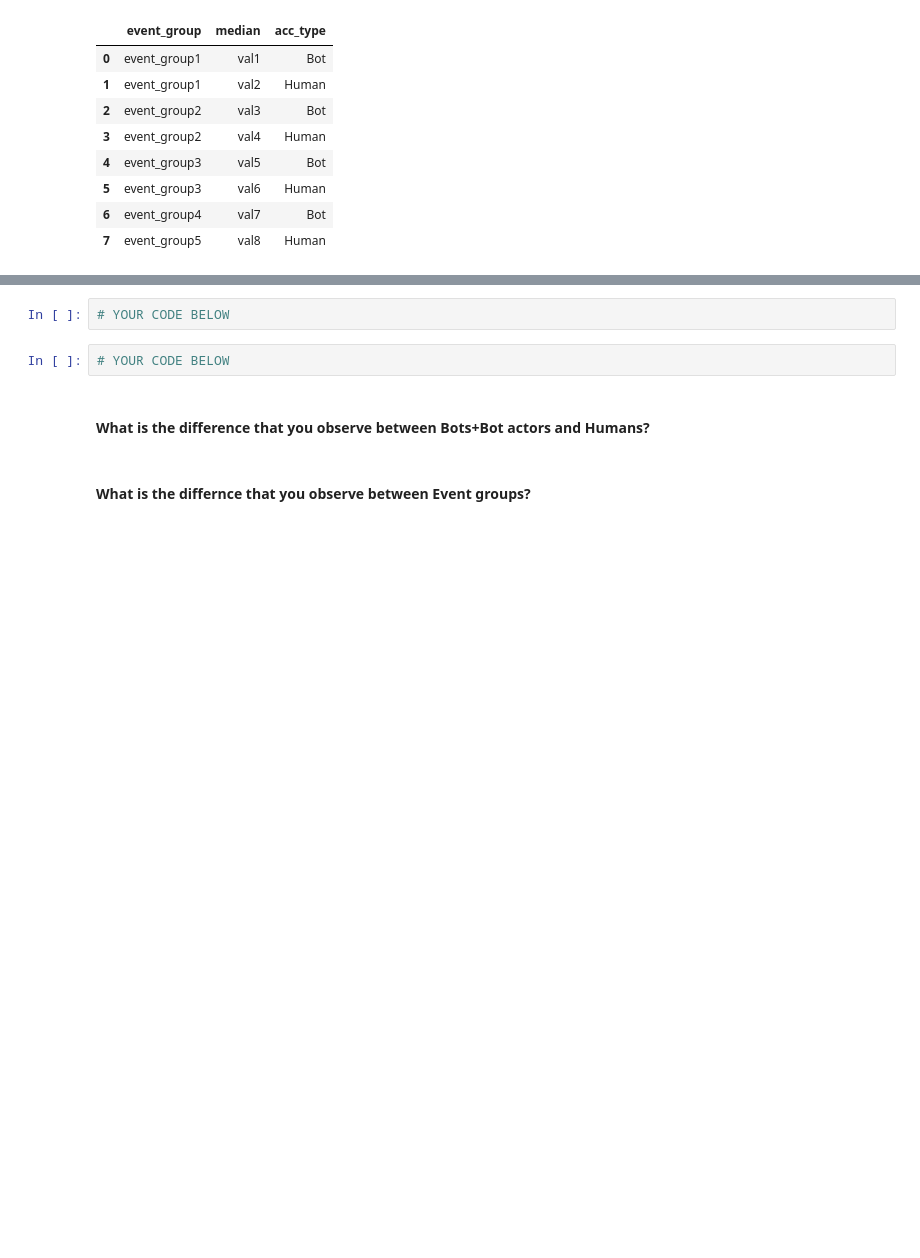
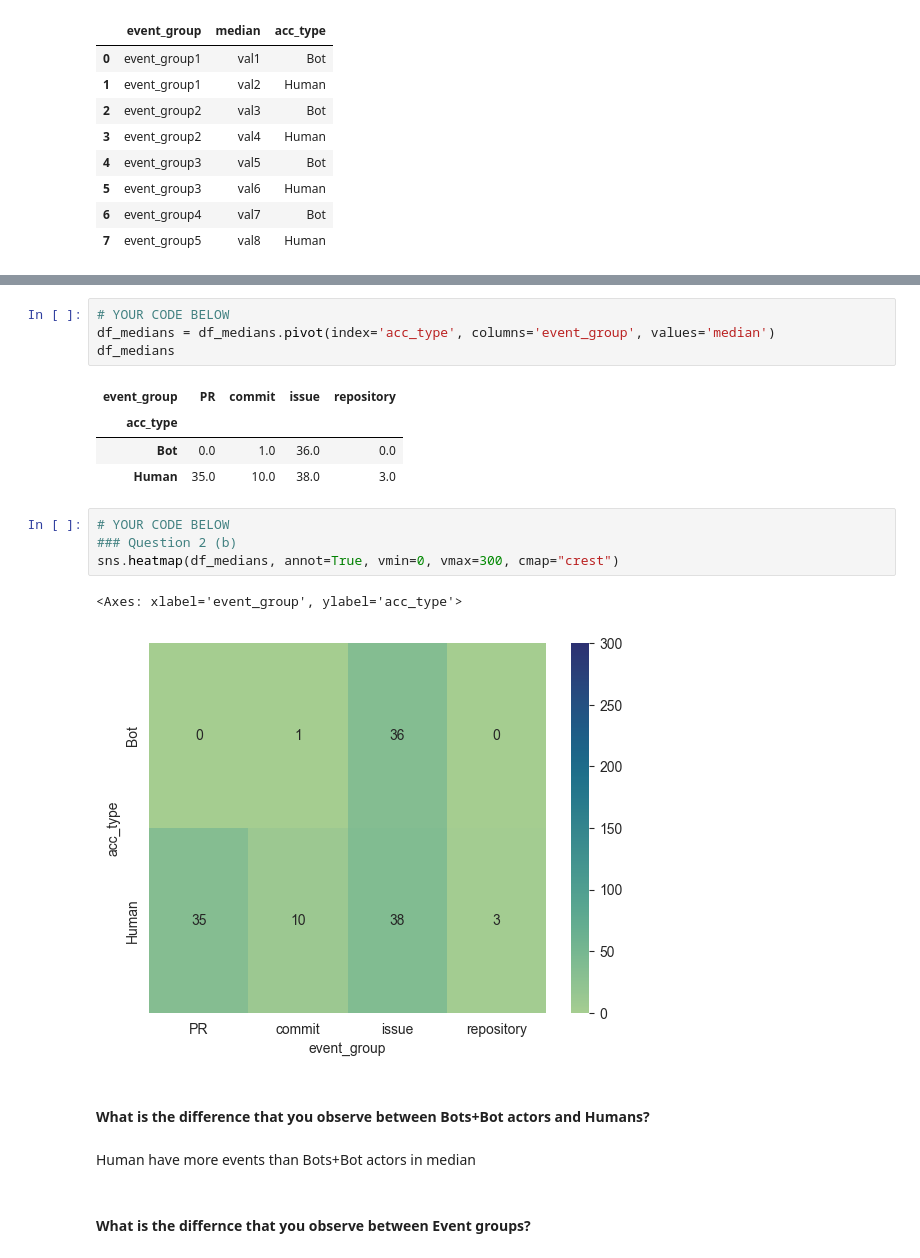
Before and after one commit to Oz-NoXIII/Software_Evolution_TP_bots, a Jupyter notebook: TP_bots_template.ipynb, the cells around one changed output, grey strips where cells are left out. Cells and saved outputs as stored; diff of their text form; blank space fills up the shorter version.

Commit message:
Update TP_bots_template.ipynb
to section 5 question 4.1

```diff
--- a/TP_bots_template.ipynb
+++ b/TP_bots_template.ipynb
@@ -681,8 +843,22 @@ df_medians.pivot(index='acc_type', columns='event_group', values='median')#.rese
 # %%
 # YOUR CODE BELOW
+df_medians = df_medians.pivot(index='acc_type', columns='event_group', values='median')
+df_medians
+# %% [output]
+| event_group | PR | commit | issue | repository |
+| acc_type |  |  |  |  |
+| Bot | 0.0 | 1.0 | 36.0 | 0.0 |
+| Human | 35.0 | 10.0 | 38.0 | 3.0 |
 # %%
 # YOUR CODE BELOW
+### Question 2 (b)
+sns.heatmap(df_medians, annot=True, vmin=0, vmax=300, cmap="crest")
+# %% [output]
+<Axes: xlabel='event_group', ylabel='acc_type'>
+[figure, added]
 # %% [markdown]
 #### What is the difference that you observe between Bots+Bot actors and Humans?
+# %% [markdown]
+Human have more events than Bots+Bot actors in median
 # %% [markdown]
 #### What is the differnce that you observe between Event groups?
```
Also changed, not shown: parts of 37 cells of this notebook.
